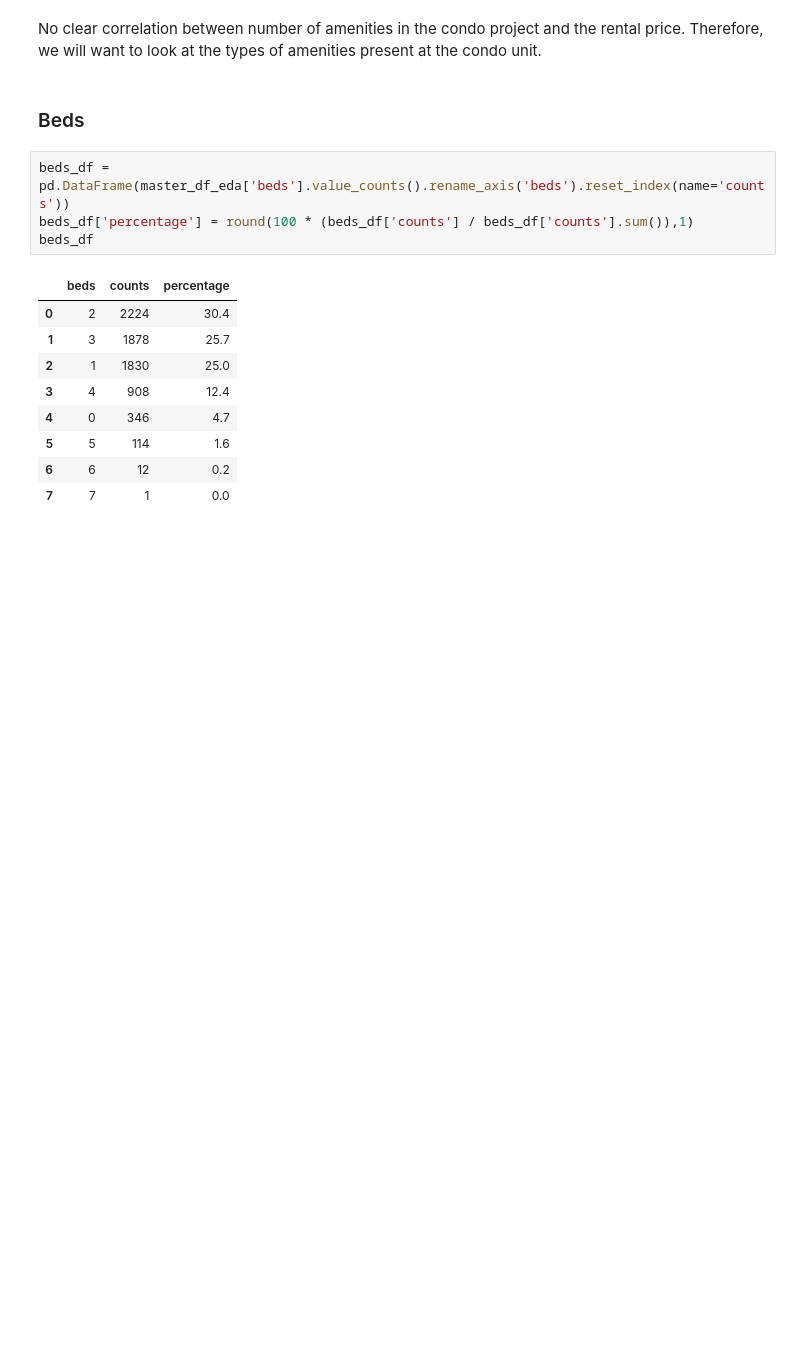
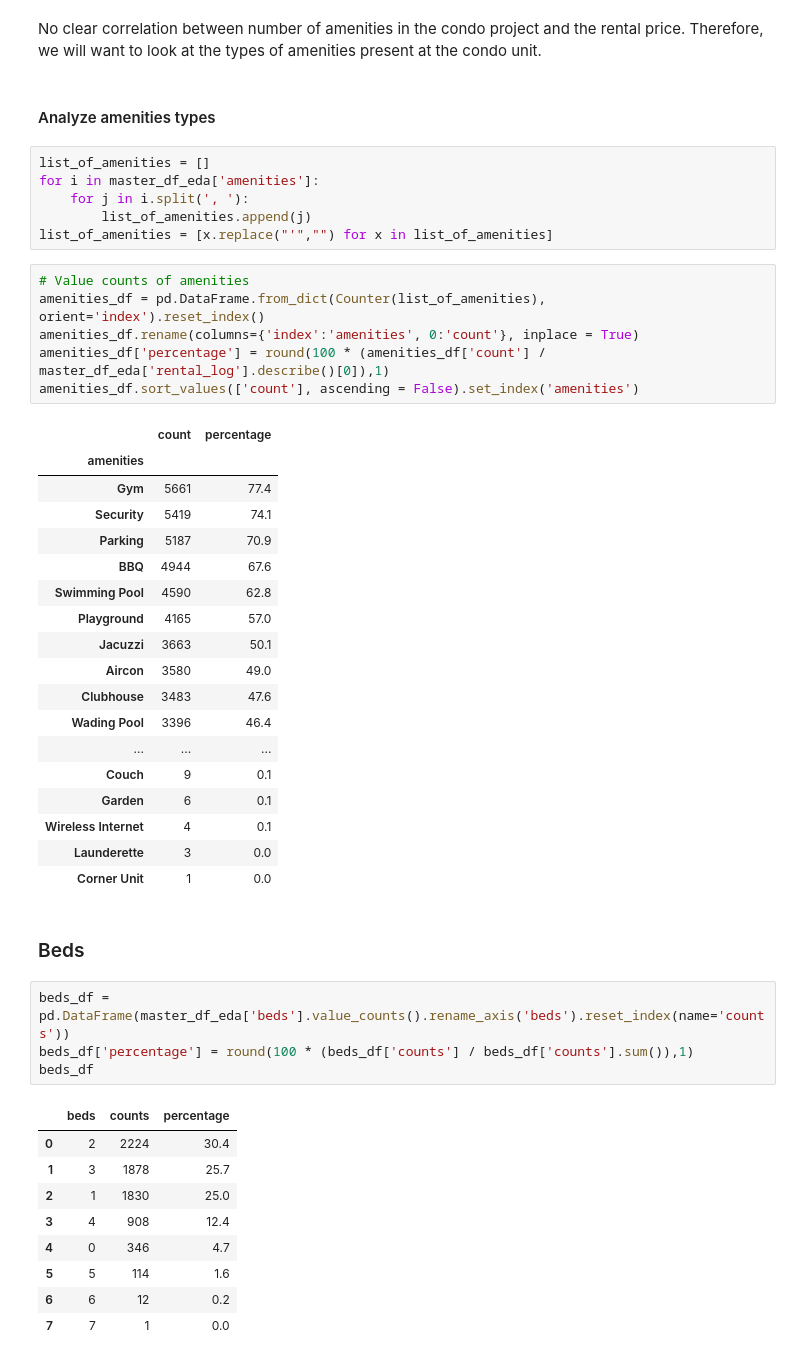
Before and after one commit to kennethleungty/Singapore-Condo-Rental-Market-Analysis, a Jupyter notebook: Part 2 - Data Cleaning and EDA.ipynb, the cells around one changed output. Cells and saved outputs as stored; diff of their text form; blank space fills up the shorter version.

```diff
--- a/Part 2 - Data Cleaning and EDA.ipynb
+++ b/Part 2 - Data Cleaning and EDA.ipynb
@@ -957,5 +937,38 @@ sns.regplot(x = 'amenities_count',y = 'rental_log', data = master_df_eda, x_jitt
 # %% [markdown]
 No clear correlation between number of amenities in the condo project and the rental price. Therefore, we will want to look at the types of amenities present at the condo unit.
+# %% [markdown]
+#### Analyze amenities types
+# %%
+list_of_amenities = []
+for i in master_df_eda['amenities']:
+    for j in i.split(', '):
+        list_of_amenities.append(j)
+list_of_amenities = [x.replace("'","") for x in list_of_amenities]
+# %%
+# Value counts of amenities
+amenities_df = pd.DataFrame.from_dict(Counter(list_of_amenities), orient='index').reset_index()
+amenities_df.rename(columns={'index':'amenities', 0:'count'}, inplace = True)
+amenities_df['percentage'] = round(100 * (amenities_df['count'] / master_df_eda['rental_log'].describe()[0]),1)
+amenities_df.sort_values(['count'], ascending = False).set_index('amenities')
+# %% [output]
+|  | count | percentage |
+| amenities |  |  |
+| Gym | 5661 | 77.4 |
+| Security | 5419 | 74.1 |
+| Parking | 5187 | 70.9 |
+| BBQ | 4944 | 67.6 |
+| Swimming Pool | 4590 | 62.8 |
+| Playground | 4165 | 57.0 |
+| Jacuzzi | 3663 | 50.1 |
+| Aircon | 3580 | 49.0 |
+| Clubhouse | 3483 | 47.6 |
+| Wading Pool | 3396 | 46.4 |
+| ... | ... | ... |
+| Couch | 9 | 0.1 |
+| Garden | 6 | 0.1 |
+| Wireless Internet | 4 | 0.1 |
+| Launderette | 3 | 0.0 |
+| Corner Unit | 1 | 0.0 |
 # %% [markdown]
 <a name="section-3c"></a>
 ### Beds
```
Also changed, not shown: parts of 14 cells of this notebook, 2 other files.
